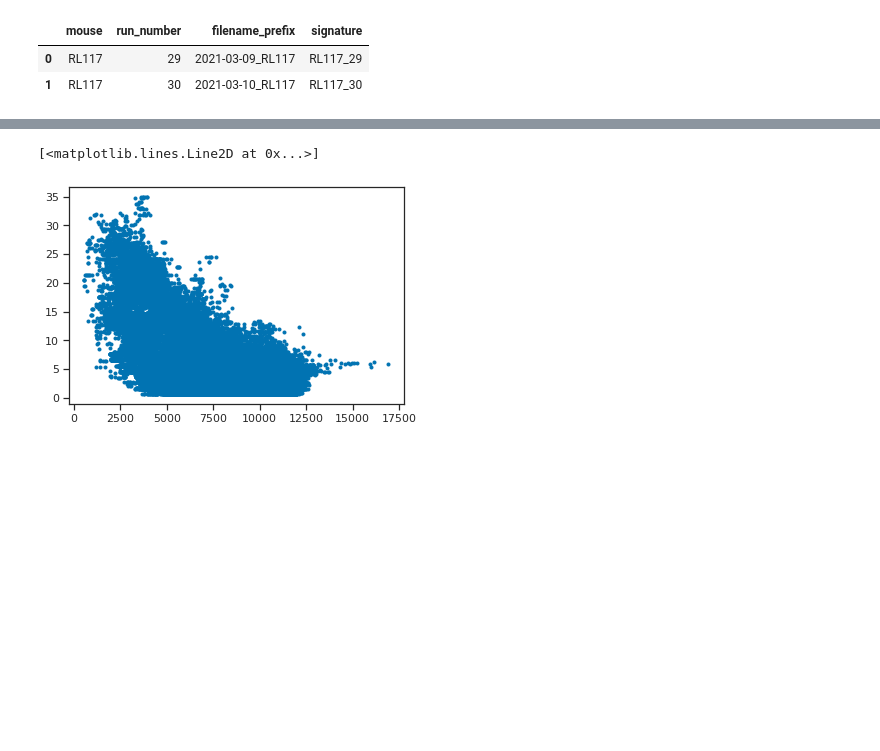
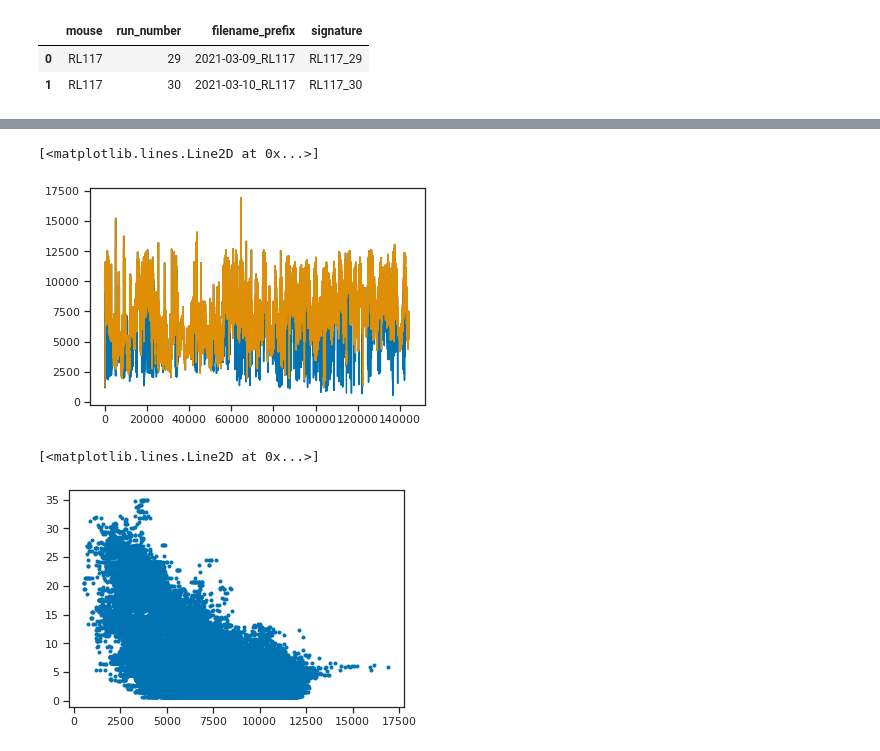
Before and after one commit to Packer-Lab/popping-off, a Jupyter notebook: notebooks/Paper Figures/Pupil analysis.ipynb, the cells around one changed output, grey strips where cells are left out. Cells and saved outputs as stored; diff of their text form; code cells hidden in the pictures; blank space fills up the shorter version.

Commit message:
pupil analysis per hit miss

```diff
--- a/notebooks/Paper Figures/Pupil analysis.ipynb
+++ b/notebooks/Paper Figures/Pupil analysis.ipynb
@@ -45,23 +50,3 @@ df_pupil_mice
 |  | mouse | run_number | filename_prefix | signature |
 | 0 | RL117 | 29 | 2021-03-09_RL117 | RL117_29 |
 | 1 | RL117 | 30 | 2021-03-10_RL117 | RL117_30 |
-# %%
-def load_pupil_data(df_pupil_mice, dir='/home/tplas/data/mice'):
-    dict_pupil_data = {signature: {} for signature in df_pupil_mice['signature']}
-
-    for i_sess, signature in enumerate(dict_pupil_data.keys()):
-        basic_filename = os.path.join(dir, df_pupil_mice[df_pupil_mice['signature'] == signature]['filename_prefix'].iloc[0])
-        dict_pupil_data[signature]['area_array'] = np.load(basic_filename + '_AreaArray.npy')
-        dict_pupil_data[signature]['binary_score'] = np.load(basic_filename + '_BinaryScore.npy')
-        dict_pupil_data[signature]['r2_distance'] = np.load(basic_filename + '_r2Distance.npy')
-
-    handle_outliers()
-
-    return dict_pupil_data
-
-def handle_outliers():
-    print('WARNING: outliers not yet processed')
-    pass
-
-
-dict_pupil_data = load_pupil_data(df_pupil_mice=df_pupil_mice)
@@ -70,3 +120,11 @@ WARNING: outliers not yet processed
+# %%
+
+plt.plot(dict_pupil_data['RL117_29']['area_array'])
+
+plt.plot(dict_pupil_data['RL117_29']['area_array_corrected'])
+# %% [output]
+[<matplotlib.lines.Line2D at 0x...>]
+[figure, added]
 # %%
 plt.plot(dict_pupil_data['RL117_29']['area_array'], dict_pupil_data['RL117_29']['r2_distance'], '.')
 # %% [output]
```
Also changed, not shown: parts of 11 cells of this notebook.
